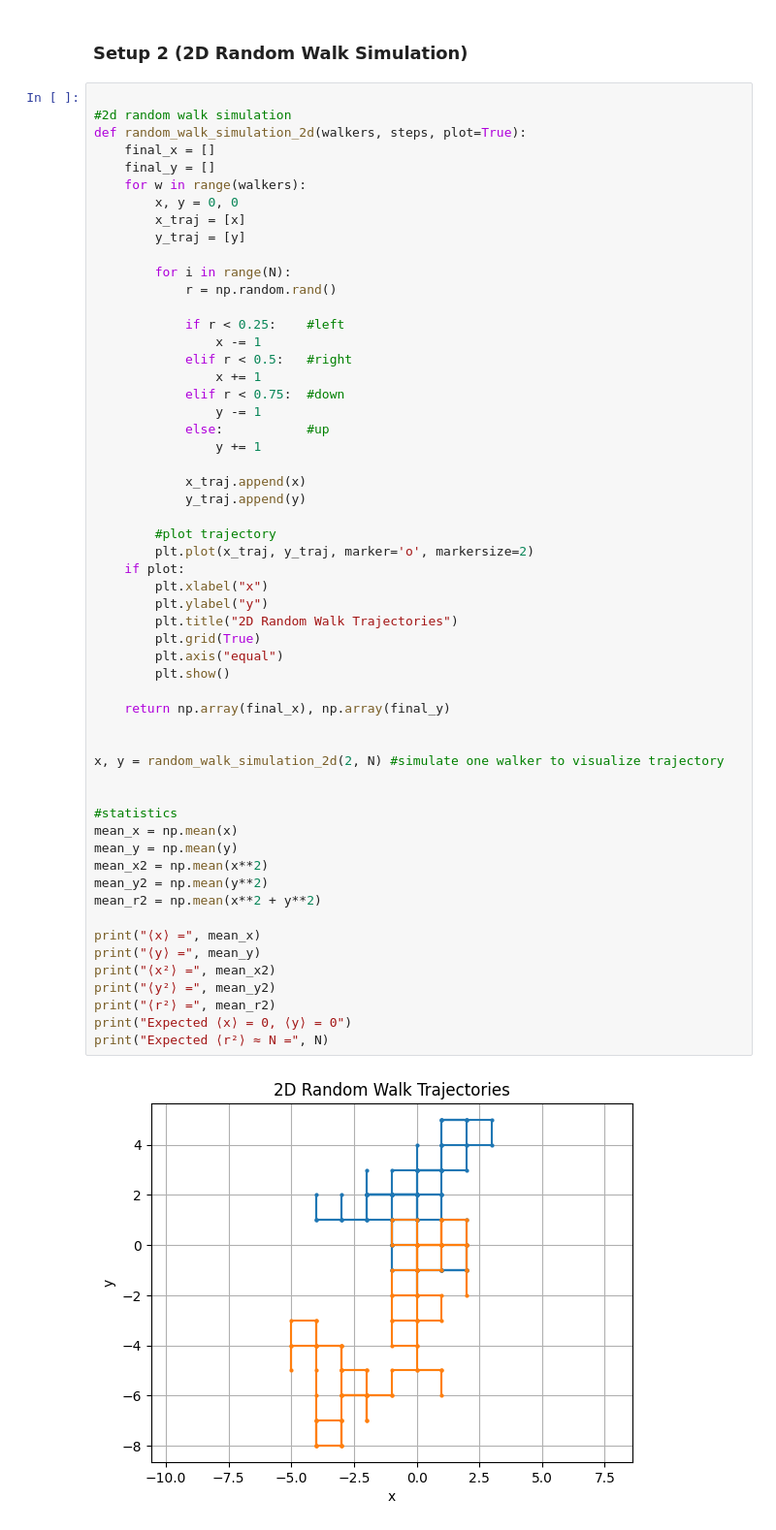
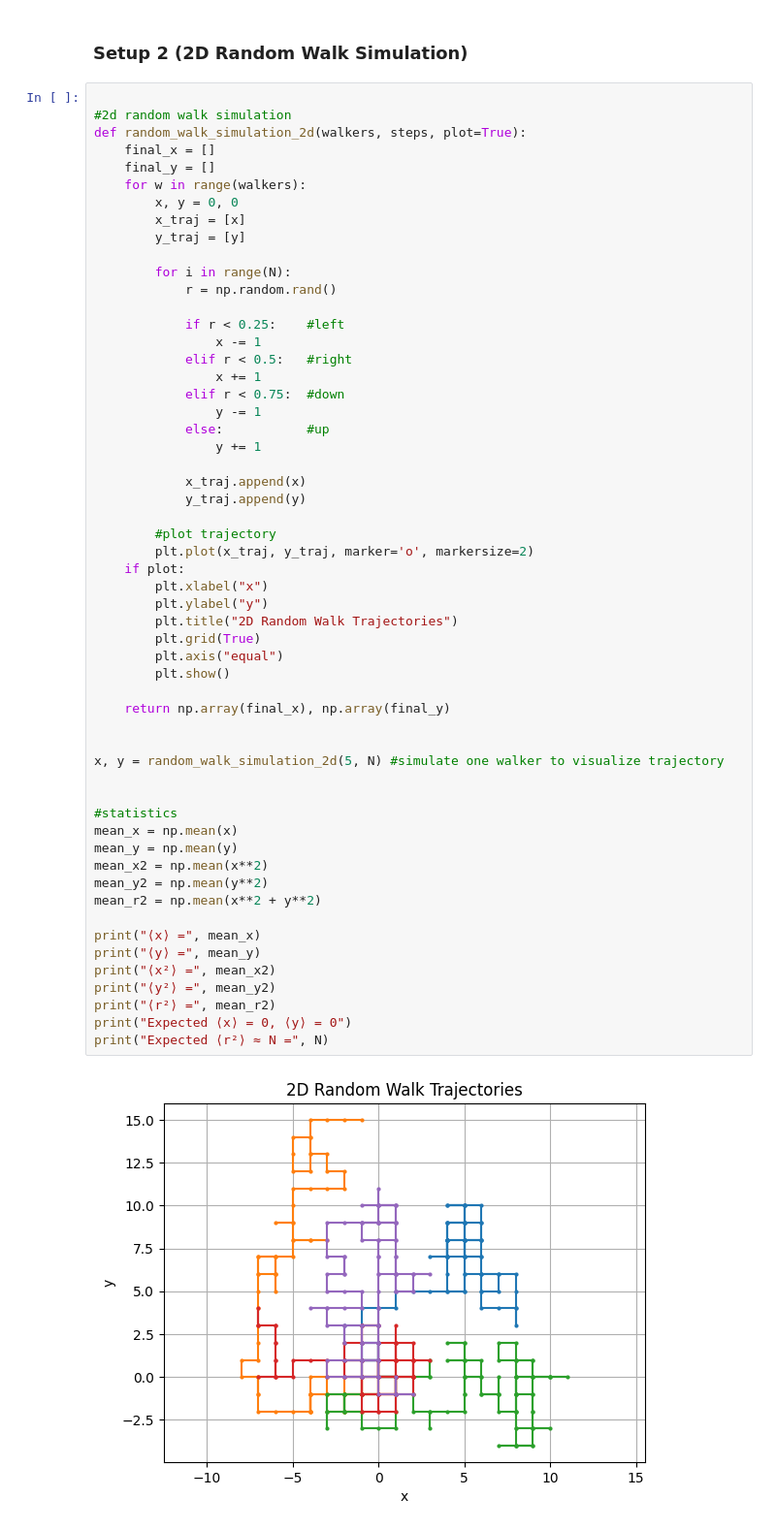
Before and after one commit to arsanjeevk/Computational_Methods, a Jupyter notebook: Assignment-9(Random Walk)/assignment_9.ipynb, the cells around one changed output. Shown at 97% size. Saved outputs shown, nothing was run; the diff lists cells and outputs as text.

```diff
--- a/Assignment-9(Random Walk)/assignment_9.ipynb
+++ b/Assignment-9(Random Walk)/assignment_9.ipynb
@@ -128,35 +128,35 @@ def random_walk_simulation_2d(walkers, steps, plot=True):
         #plot trajectory
         plt.plot(x_traj, y_traj, marker='o', markersize=2)
     if plot:
         plt.xlabel("x")
         plt.ylabel("y")
         plt.title("2D Random Walk Trajectories")
         plt.grid(True)
         plt.axis("equal")
         plt.show()
 
     return np.array(final_x), np.array(final_y)
 
 
-x, y = random_walk_simulation_2d(2, N) #simulate one walker to visualize trajectory
+x, y = random_walk_simulation_2d(5, N) #simulate one walker to visualize trajectory
 
 
 #statistics
 mean_x = np.mean(x)
 mean_y = np.mean(y)
 mean_x2 = np.mean(x**2)
 mean_y2 = np.mean(y**2)
 mean_r2 = np.mean(x**2 + y**2)
 
 print("⟨x⟩ =", mean_x)
 print("⟨y⟩ =", mean_y)
 print("⟨x²⟩ =", mean_x2)
 print("⟨y²⟩ =", mean_y2)
 print("⟨r²⟩ =", mean_r2)
 print("Expected ⟨x⟩ = 0, ⟨y⟩ = 0")
 print("Expected ⟨r²⟩ ≈ N =", N)
 # %% [output]
-[figure, old version]
+[figure, new version]
 ⟨x⟩ = nan
 ⟨y⟩ = nan
 ⟨x²⟩ = nan
```
Also changed, not shown: parts of 3 cells of this notebook, 2 other files.
